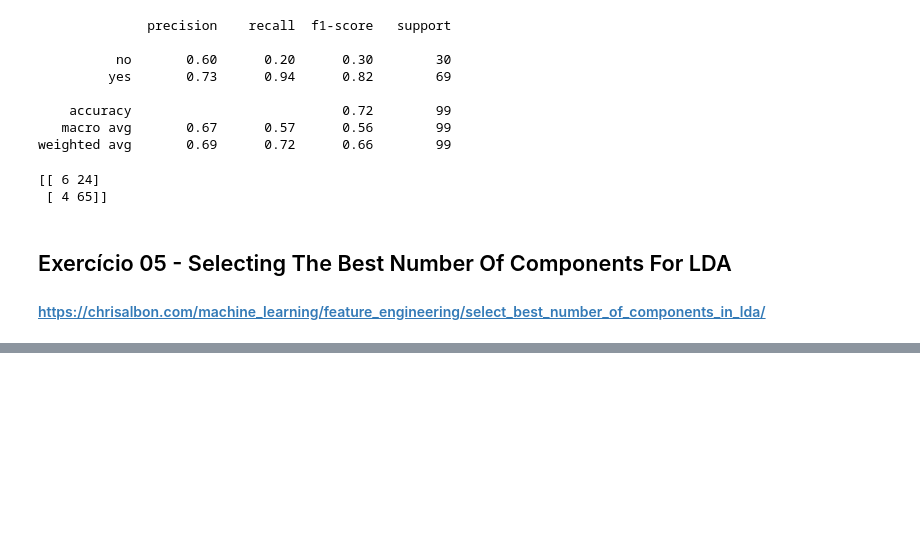
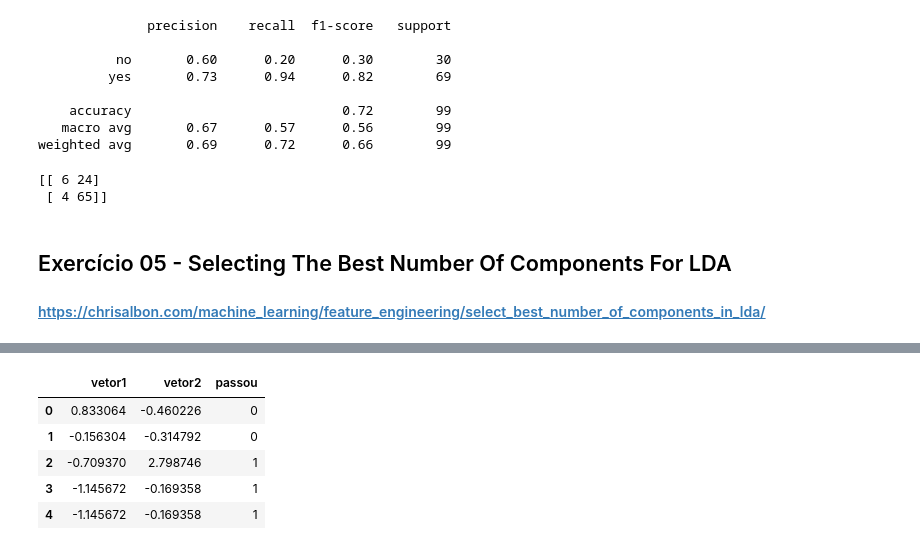
Before and after one commit to synara/fund-data-science-mining-analytics, a Jupyter notebook: exercicios-aula2.ipynb, the cells around one changed output, grey strips where cells are left out. Cells and saved outputs as stored; diff of their text form; code cells hidden in the pictures; blank space fills up the shorter version.

```diff
--- a/exercicios-aula2.ipynb
+++ b/exercicios-aula2.ipynb
@@ -632,0 +714,4 @@ select_n_components(lda_var_ratios, 0.95)
+# %%
+from sklearn.decomposition import PCA
+pca = PCA(n_components=2)
+x_pca= pca.fit_transform(x_df_new)
@@ -632,0 +722,10 @@ select_n_components(lda_var_ratios, 0.95)
+# %%
+df_pca['passou'] = y_numeric
+df_pca.head(5)
+# %% [output]
+|  | vetor1 | vetor2 | passou |
+| 0 | 0.833064 | -0.460226 | 0 |
+| 1 | -0.156304 | -0.314792 | 0 |
+| 2 | -0.709370 | 2.798746 | 1 |
+| 3 | -1.145672 | -0.169358 | 1 |
+| 4 | -1.145672 | -0.169358 | 1 |
```
Also changed, not shown: parts of 38 cells of this notebook.
